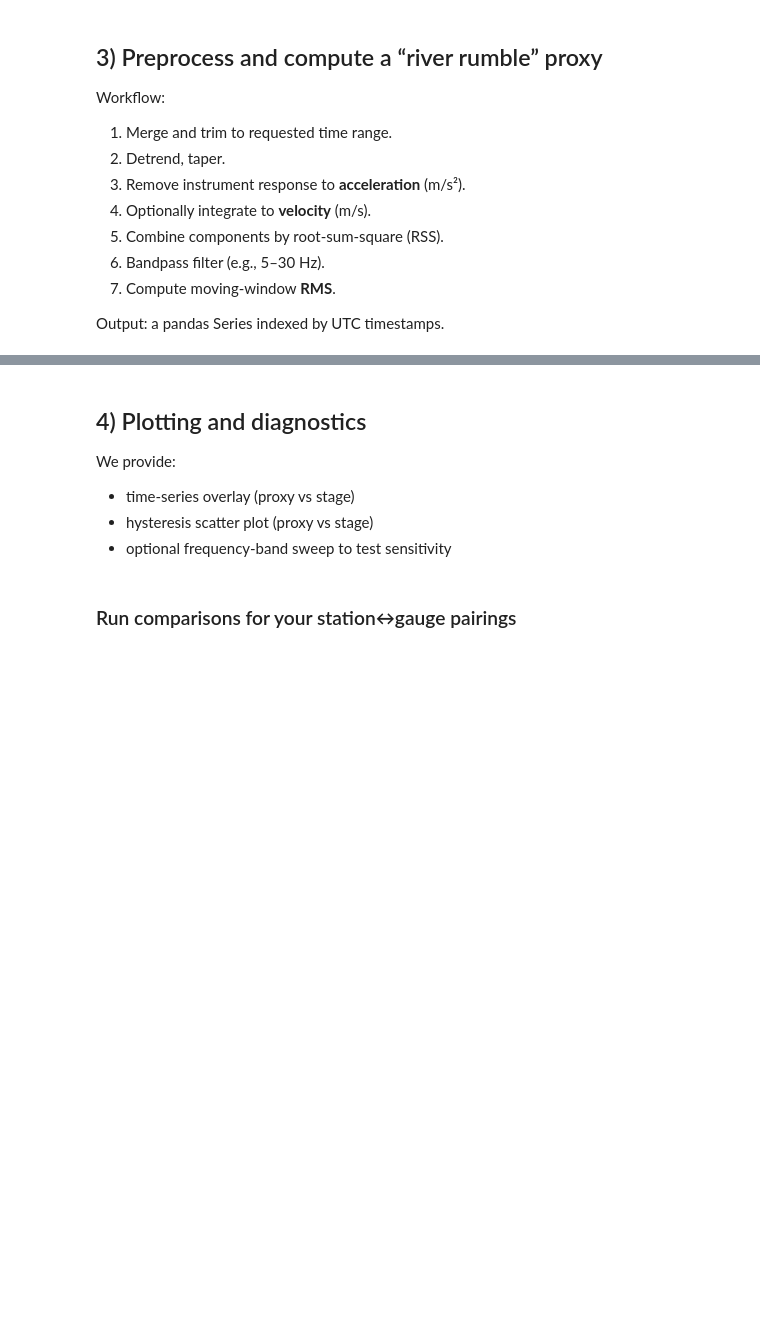
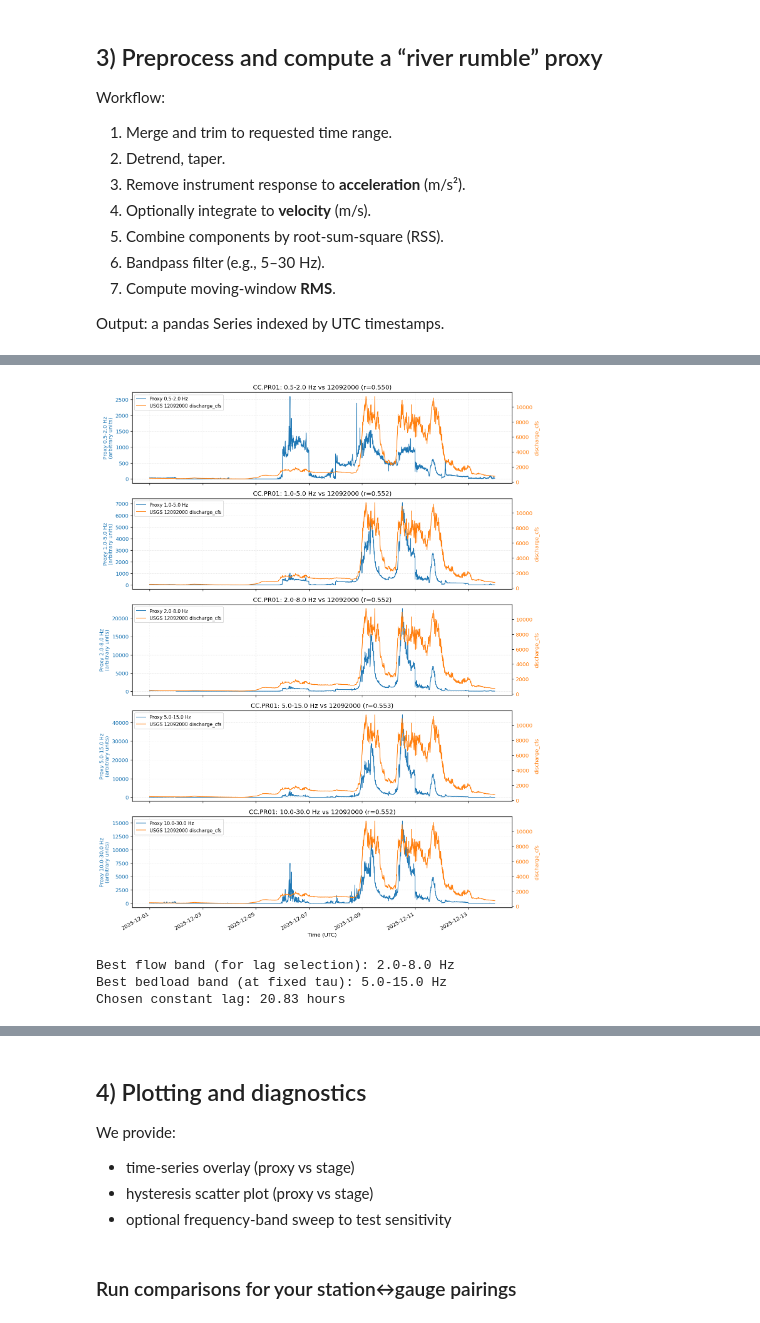
Before and after one commit to gaia-hazlab/seis-hydro-2-sed, a Jupyter notebook: notebooks/uw_river_rumble_dec2025.ipynb, the cells around one changed output, grey strips where cells are left out. Saved outputs shown, nothing was run; the diff lists cells and outputs as text; code cells hidden in the pictures; blank space fills up the shorter version.

```diff
--- a/notebooks/uw_river_rumble_dec2025.ipynb
+++ b/notebooks/uw_river_rumble_dec2025.ipynb
@@ -76,11 +88,11 @@ METADATA_CSV_URL = (
 
 # Filter down the metadata to a manageable subset (optional)
 NETWORK_FILTER = ["CC"]                 # seismic networks to include
-BASIN_FILTER = ["Cowlitz"]              # e.g. ["Cowlitz"], ["Puyallup"], or None for all
+BASIN_FILTER = None              # e.g. ["Cowlitz"], ["Puyallup"], or None for all
 MAX_PAIRS = None                         # limit for quick iteration; set None for all
 
 # Focus on a single station (set None to run all loaded pairs)
-FOCUS_SEIS_KEY = "CC.PR01"
+FOCUS_SEIS_KEY = "CC.PR02"
 
 # --- Proxy definition (science-plan aligned) ---
 PROXY_METHOD = "bandpower"              # "bandpower" (PSD-integrated) or "rms"
@@ -117,6 +129,14 @@ EQ_MIN_MAG = 3.5
 EQ_MAXRADIUS_KM = 500
 EQ_BUFFER_SECONDS = 20 * 60  # drop proxy windows within +/- this of origin time
 
+# --- Extra outlier removal on proxy series (post-processing) ---
+# This catches isolated spikes that slip through EQ masking/impulse clipping.
+DESPIKE_PROXY = True
+DESPIKE_WINDOW = "6H"          # rolling window for median/MAD (e.g., "2H", "6H")
+DESPIKE_Z = 8.0                # robust z threshold; increase to be less aggressive
+DESPIKE_MIN_PERIODS = 10
+DESPIKE_FILL = "interpolate"          # "none" leaves NaNs; "interpolate" fills gaps
+
 # --- Output choice for response removal ---
 OUTPUT = "velocity"  # "acceleration" or "velocity"
 # %% [markdown]
@@ -397,3 +509,54 @@ display(band_score)
+# %%
+# --- Plot all band proxies against discharge to compare before selecting best match ---
+import matplotlib.pyplot as plt
+
+fig, axes = plt.subplots(len(bands), 1, figsize=(12, 3 * len(bands)), sharex=True)
+if len(bands) == 1:
+    axes = [axes]
+
+col = "discharge_cfs" if "discharge_cfs" in g.columns else "gage_height_ft"
+gg_raw = g[[col]].dropna().sort_index()
+
+for idx, band in enumerate(bands):
+    ax1 = axes[idx]
+
+    # Plot proxy on left axis
+    p_band = band_proxies[band].dropna()
+    ax1.plot(p_band.index, p_band.values, lw=1.2, color="tab:blue",
+             label=f"Proxy {band[0]}-{band[1]} Hz")
+    ax1.set_ylabel(f"Proxy {band[0]}-{band[1]} Hz\n(arbitrary units)", color="tab:blue")
+    ax1.tick_params(axis="y", labelcolor="tab:blue")
+    ax1.grid(True, which="both", linestyle=":", linewidth=0.6, alpha=0.5)
+
+    # Plot discharge on right axis
+    ax2 = ax1.twinx()
+    ax2.plot(gg_raw.index, gg_raw[col], lw=1.2, color="tab:orange",
+             label=f"USGS {gid} {col}")
+    ax2.set_ylabel(col, color="tab:orange")
+    ax2.tick_params(axis="y", labelcolor="tab:orange")
+
+    # Title and legend
+    corr_val = band_score[band_score["band"] == f"{band[0]}-{band[1]}"]["corr_log10"].values
+    corr_str = f"(r={corr_val[0]:.3f})" if len(corr_val) > 0 else ""
+    ax1.set_title(f"{sta_key}: {band[0]}-{band[1]} Hz vs {gid} {corr_str}")
+
+    lines_1, labels_1 = ax1.get_legend_handles_labels()
+    lines_2, labels_2 = ax2.get_legend_handles_labels()
+    ax1.legend(lines_1 + lines_2, labels_1 + labels_2, loc="upper left", fontsize=9)
+
+axes[-1].set_xlabel("Time (UTC)")
+plt.setp(axes[-1].get_xticklabels(), rotation=30, ha="right")
+plt.tight_layout()
+plt.show()
+
+print(f"\nBest flow band (for lag selection): {BEST_FLOW_BAND[0]}-{BEST_FLOW_BAND[1]} Hz")
+print(f"Best bedload band (at fixed tau): {BEST_BED_BAND[0]}-{BEST_BED_BAND[1]} Hz")
+print(f"Chosen constant lag: {BEST_TAU_S/3600:.2f} hours")
+# %% [output]
+[figure, added]
+Best flow band (for lag selection): 2.0-8.0 Hz
+Best bedload band (at fixed tau): 5.0-15.0 Hz
+Chosen constant lag: 20.83 hours
 # %%
 # --- Bedrock-river oriented diagnostics (Mt. Rainier style): threshold + residual/ratio ---
 import matplotlib.pyplot as plt
```
Also changed, not shown: parts of 14 cells of this notebook, 2 other files.
